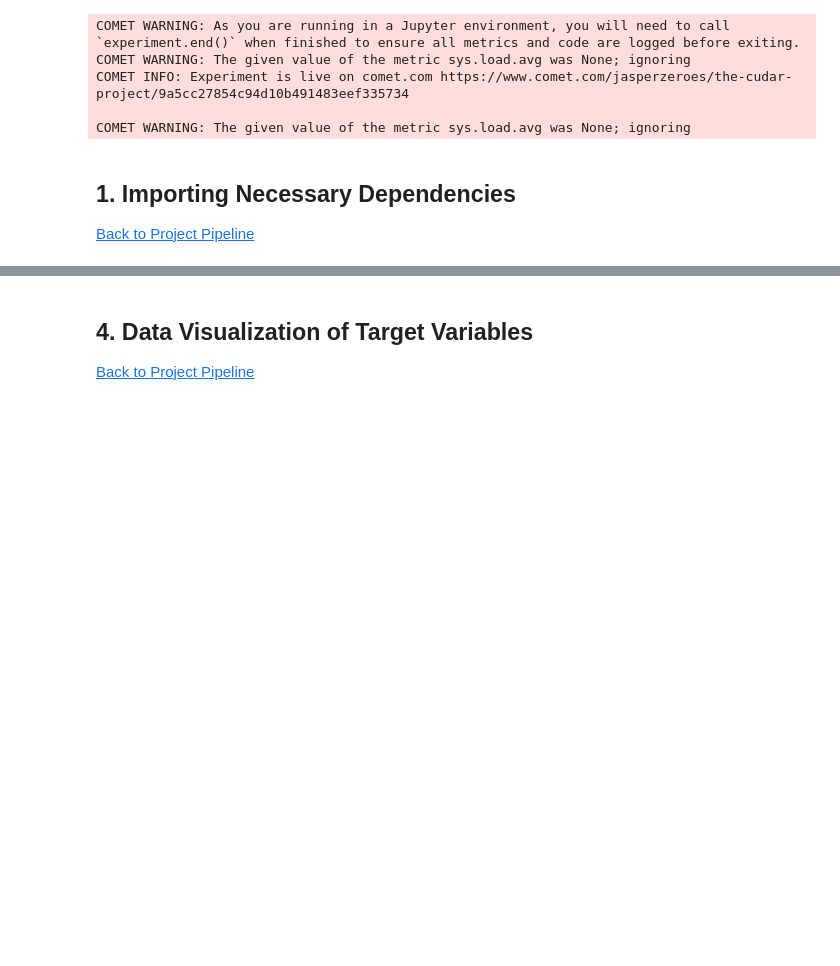
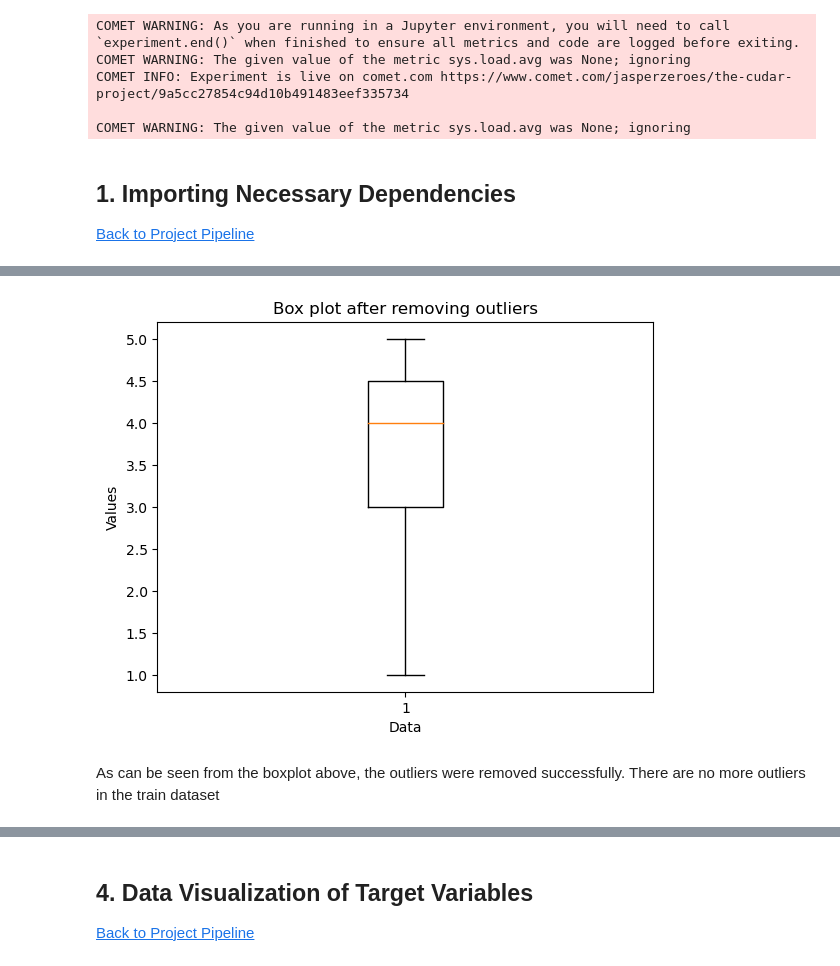
Before and after one commit to JasperZeroes/TeamND2-unsupervised-predict, a Jupyter notebook: TeamND2_notebook.ipynb, the cells around one changed output, grey strips where cells are left out. Cells and saved outputs as stored; diff of their text form; code cells hidden in the pictures; blank space fills up the shorter version.

```diff
--- a/TeamND2_notebook.ipynb
+++ b/TeamND2_notebook.ipynb
@@ -548,0 +433,17 @@ The list of letters clearly shows there is a mix of numerous characters in the d
+# %%
+# Define the min and max threshold
+min_threshold = 0.03147151
+max_threshold = 2.858662
+
+# Find the outliers
+min_outliers = np.where(z_score < min_threshold)
+max_outliers = np.where(z_score > max_threshold)
+
+# Store the index of the outliers in a list
+min_outlier_indexes = min_outliers[0]
+max_outlier_indexes = max_outliers[0]
+#print(outlier_indexes)
+
+# drop the outliers from the dataframe
+train_without_outliers = train.drop(min_outlier_indexes)
+train_without_outliers = train_without_outliers.drop(max_outlier_indexes)
@@ -548,0 +467,16 @@ The list of letters clearly shows there is a mix of numerous characters in the d
+# %%
+# Check to see if Outliers were removed successfully
+# Draw a box plot
+plt.boxplot(np.array(train_without_outliers["rating"]))
+
+# Add a title and labels
+plt.title('Box plot after removing outliers')
+plt.xlabel('Data')
+plt.ylabel('Values')
+
+# Display the plot
+plt.show()
+# %% [output]
+[figure, added]
+# %% [markdown]
+ As can be seen from the boxplot above, the outliers were removed successfully. There are no more outliers in the train dataset
```
Also changed, not shown: parts of 134 cells of this notebook.
